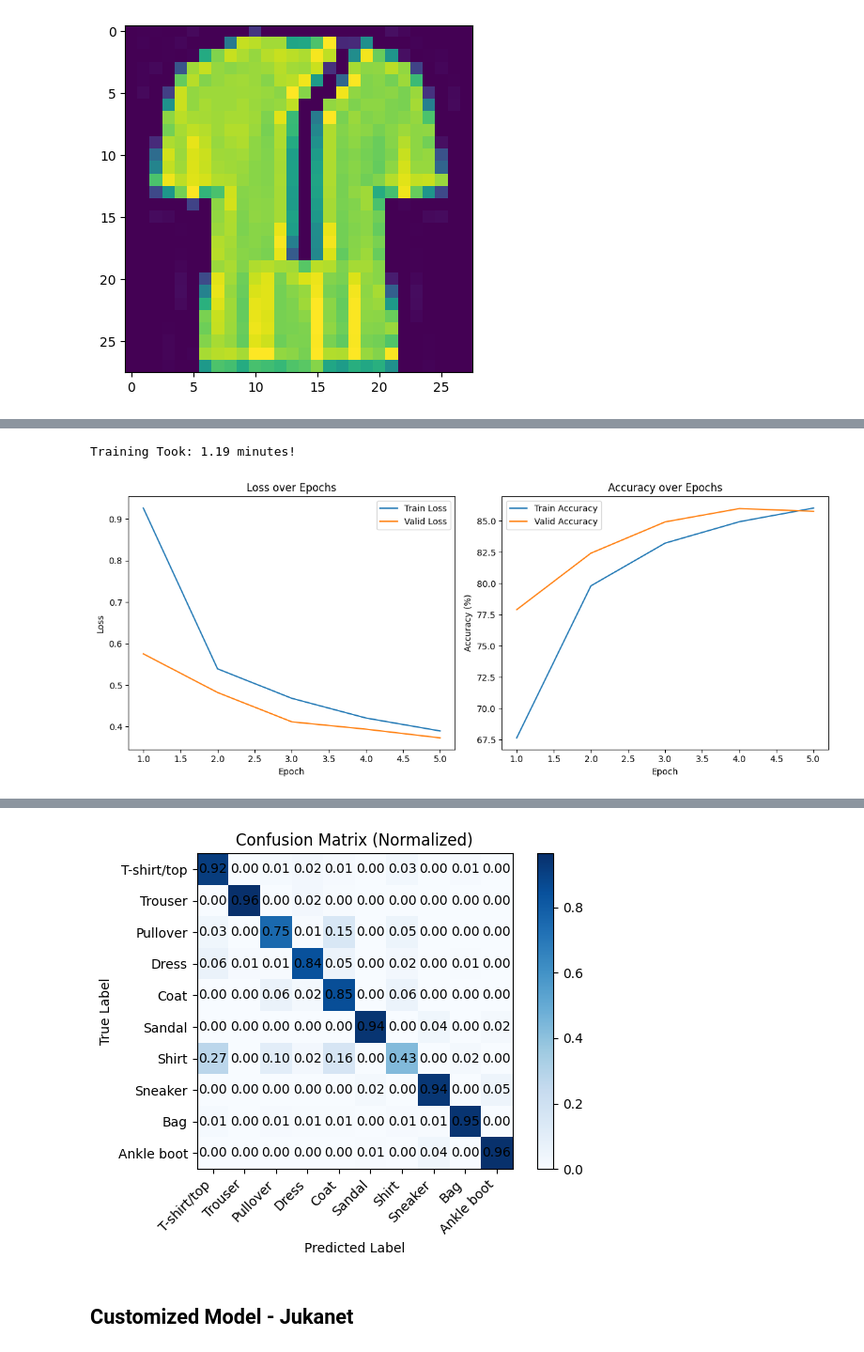
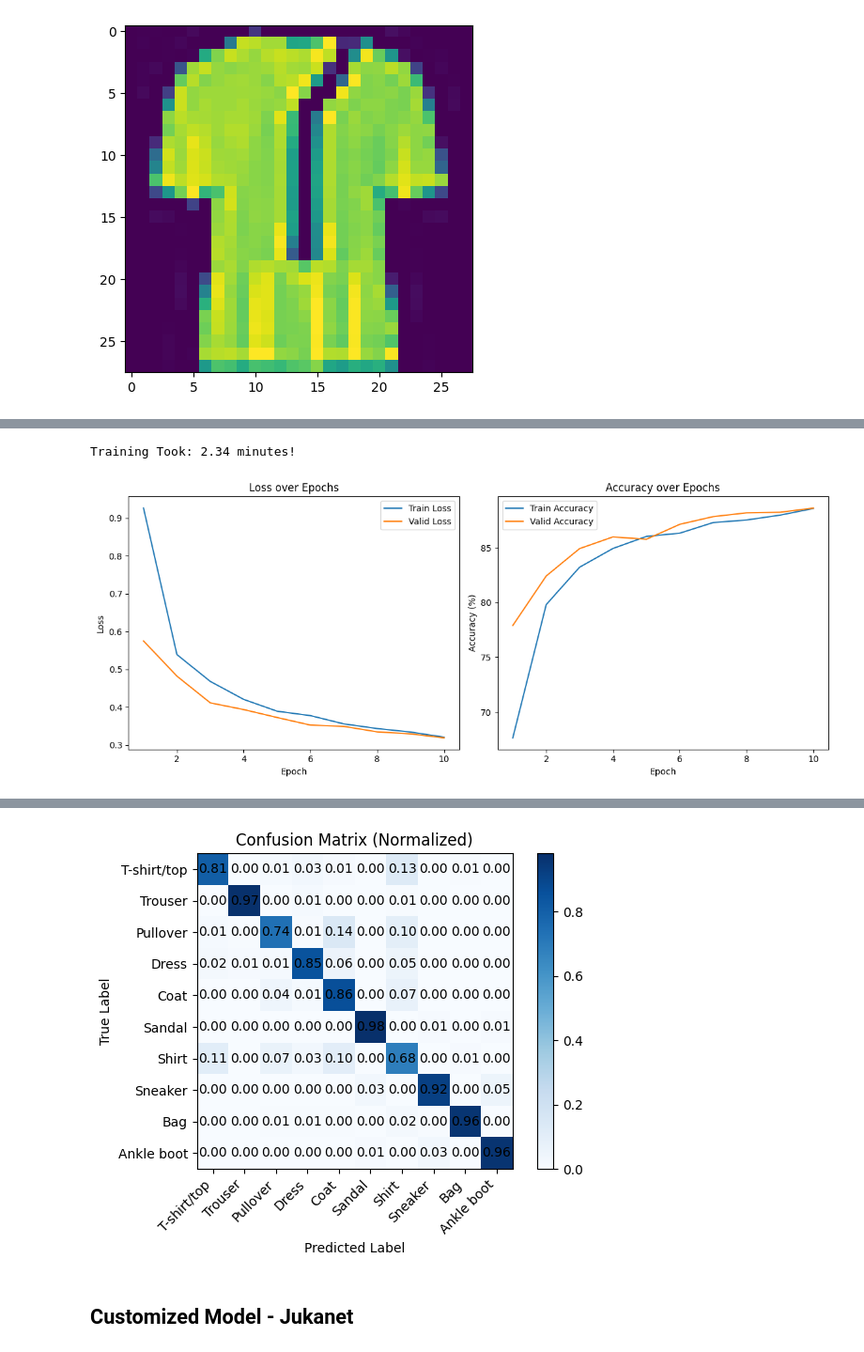
Before and after one commit to ksantoso2/nn, a Jupyter notebook: cnn.ipynb, the cells around one changed output, grey strips where cells are left out. Shown at 94% size. Saved outputs shown, nothing was run; the diff lists cells and outputs as text; code cells hidden in the pictures.

```diff
--- a/project.ipynb
+++ b/cnn.ipynb
@@ -38,0 +12,16 @@ import matplotlib.pyplot as plt
+# %%
+dataset = FashionMNIST(root="./data", train=True, download=True, transform=transforms.ToTensor())
+
+labels = dataset.targets
+class_counts = Counter(labels.tolist())
+
+print("Class Distribution:")
+for i in range(10):
+    print(f"Class {i}: {class_counts[i]} samples")
+
+plt.bar(class_counts.keys(), class_counts.values())
+plt.xlabel("Class Label")
+plt.ylabel("Number of Samples")
+plt.title("FashionMNIST Class Distribution")
+plt.xticks(range(10))
+plt.show()
@@ -327,5 +311,5 @@ lenet = nn.Sequential(
     nn.Linear(84, 10),
 )
 # %%
-runModel(train_loader=lenetTrainLoader, valid_loader=lenetValidLoader, test_loader=lenetTestLoader, epochs=5, model=lenet, criterion=nn.CrossEntropyLoss())
+runModel(train_loader=lenetTrainLoader, valid_loader=lenetValidLoader, test_loader=lenetTestLoader, epochs=10, model=lenet, criterion=nn.CrossEntropyLoss())
 # %% [output]
@@ -337,2 +326,2 @@ runModel(train_loader=lenetTrainLoader, valid_loader=lenetValidLoader, test_load
-Training Took: 1.19 minutes!
+Training Took: 2.34 minutes!
-[figure, old version]
+[figure, new version]
@@ -340,4 +329,4 @@ avg test loss = 0.4082; test accuracy = 0.8537999987602234
-[figure, old version]
+[figure, new version]
 # %% [markdown]
 ## Customized Model - Jukanet
 # %%
```
Also changed, not shown: parts of 15 cells of this notebook.
